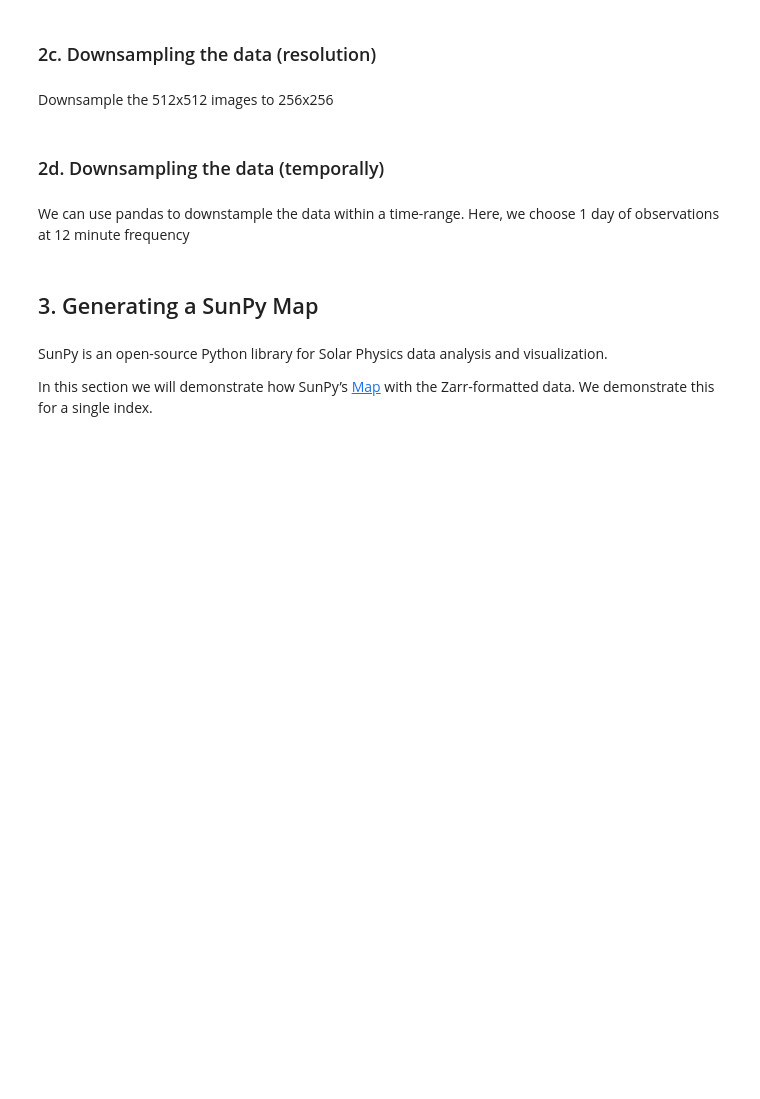
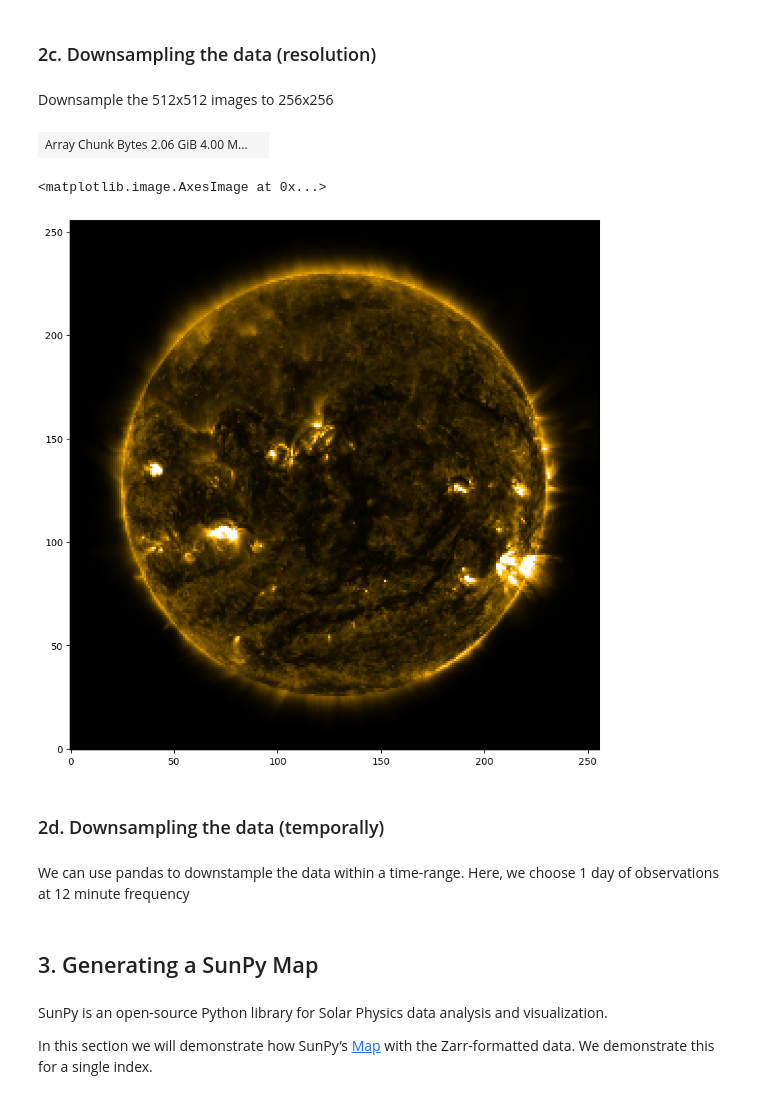
Before and after one commit to aishstronomer/flare-finder, a Jupyter notebook: sdoml_dataset_colab_aws_ask.ipynb, the cells around one changed output. Drawn from its saved outputs; the diff is of its cells as text; code cells hidden in the pictures; blank space fills up the shorter version.

```diff
--- a/sdoml_dataset_colab_aws_ask.ipynb
+++ b/sdoml_dataset_colab_aws_ask.ipynb
@@ -265,20 +261,18 @@ time_index[0]
 # %%
 # after selecting images via time_index, we wan to downsample in resolution
-# For that we will relpace 0:600 in
-# sub_image = da.from_array(data)[0:600, sub_index, :] with 'time_index'
 
 # downsample the data to 256 by sampling every other pixel
-sub_index = np.arange(0, 512, 2)
+downsampled_pxl_posns = np.arange(0, 512, 2)
 
-sub_image = da.from_array(data)[time_index, :, :]
-sub_image = sub_image[:, sub_index, :]
-sub_image = sub_image[:, :, sub_index]
-sub_image
-# # is this becuase dask doesn't support nd fancy indexing?
-
-# print(f"mean of selected images: {da.mean(sub_image).compute():.2f}")
+sub_images = da.from_array(data)[time_indices, :, :][:, downsampled_pxl_posns, :][:, :, downsampled_pxl_posns]
+sub_images
+# %% [output]
+| Array Chunk Bytes 2.06 GiB 4.00 M... |  |
 # %%
-sub_image_eg = sub_image[0,:,:]
+sub_image_eg = sub_images[0,:,:]
 plt.figure(figsize=(10,10))
 colormap = plt.get_cmap('sdoaia171')
 plt.imshow(sub_image_eg,origin='lower',vmin=10,vmax=1000,cmap=colormap)
+# %% [output]
+<matplotlib.image.AxesImage at 0x...>
+[figure, added]
```
Also changed, not shown: parts of 17 cells of this notebook, 1 other file.
